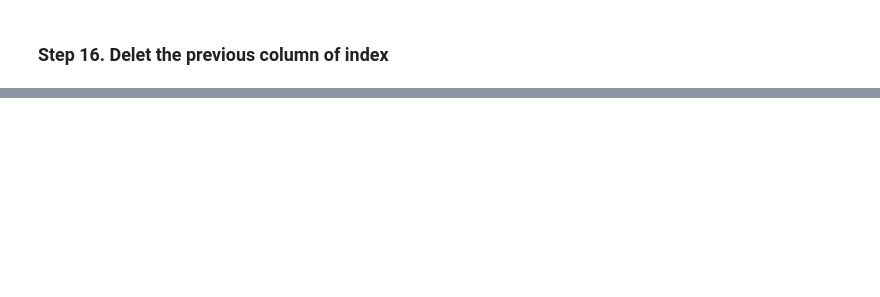
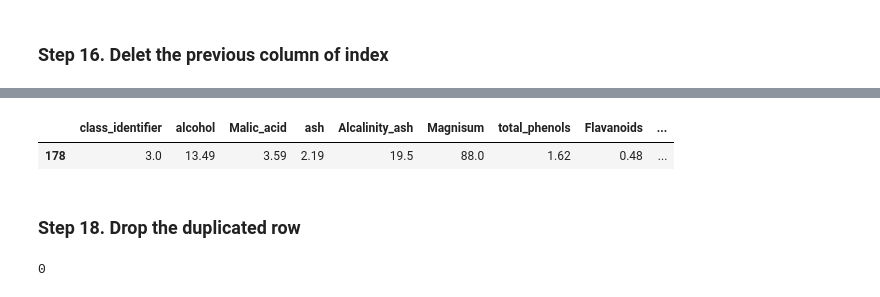
Before and after one commit to abdulwajed-farhat/Exercise_with_real_data, a Jupyter notebook: Finding missing data, deleting and clearing the data using pandas.ipynb, the cells around one changed output, grey strips where cells are left out. Drawn from its saved outputs; the diff is of its cells as text; code cells hidden in the pictures; blank space fills up the shorter version.

```diff
--- a/Finding missing data, deleting and clearing the data using pandas.ipynb
+++ b/Finding missing data, deleting and clearing the data using pandas.ipynb
@@ -131,0 +312,2 @@ data
+# %%
+data.loc[178]=data.loc[128,:]
@@ -131,0 +333,2 @@ data
+# %%
+dupl=data.duplicated()
@@ -131,0 +350,7 @@ data
+# %%
+data[dupl]
+# %% [output]
+|  | class_identifier | alcohol | Malic_acid | ash | Alcalinity_ash | Magnisum | total_phenols | Flavanoids | ... |
+| 178 | 3.0 | 13.49 | 3.59 | 2.19 | 19.5 | 88.0 | 1.62 | 0.48 | ... |
+# %% [markdown]
+### Step 18. Drop the duplicated row
@@ -131,0 +359,4 @@ data
+# %%
+data.duplicated().sum()
+# %% [output]
+0
```
Also changed, not shown: parts of 20 cells of this notebook.
